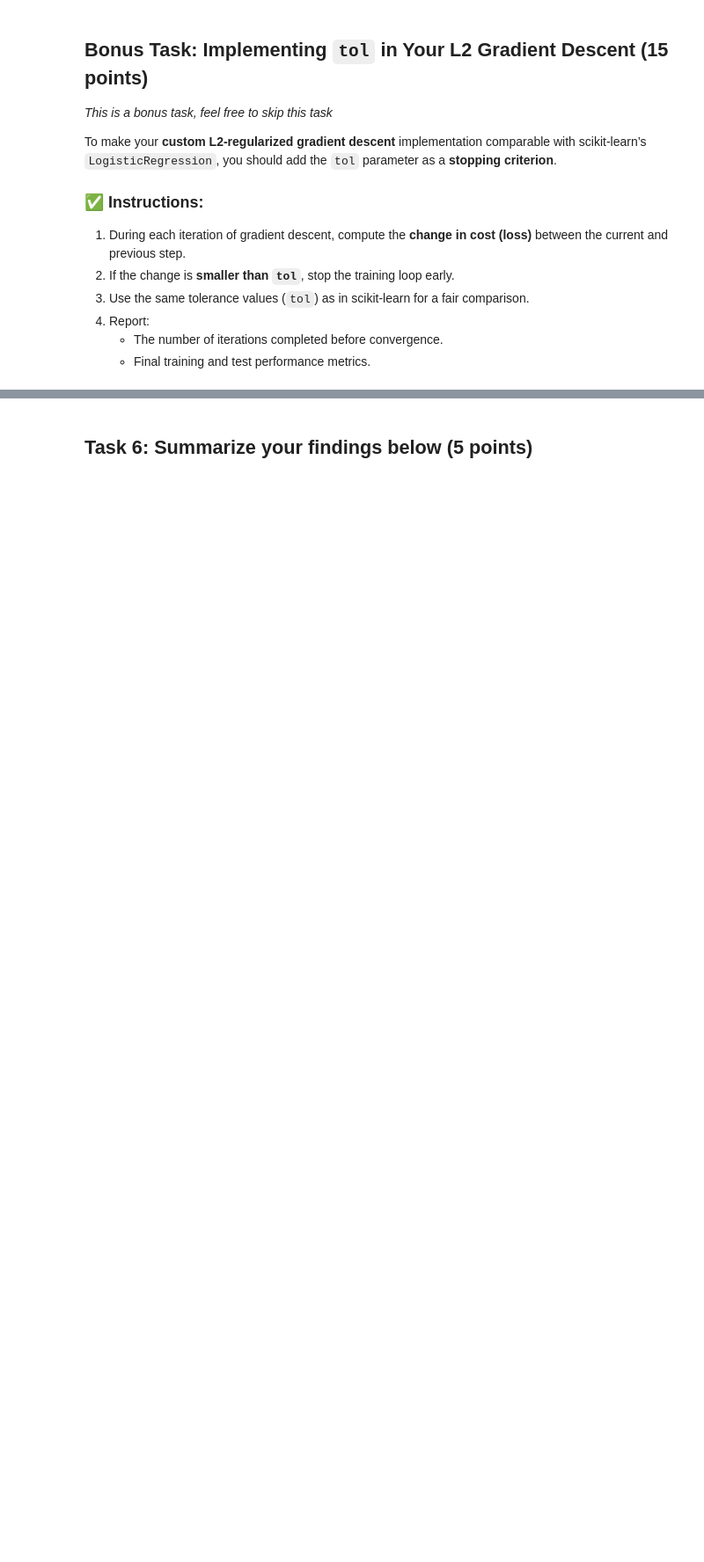
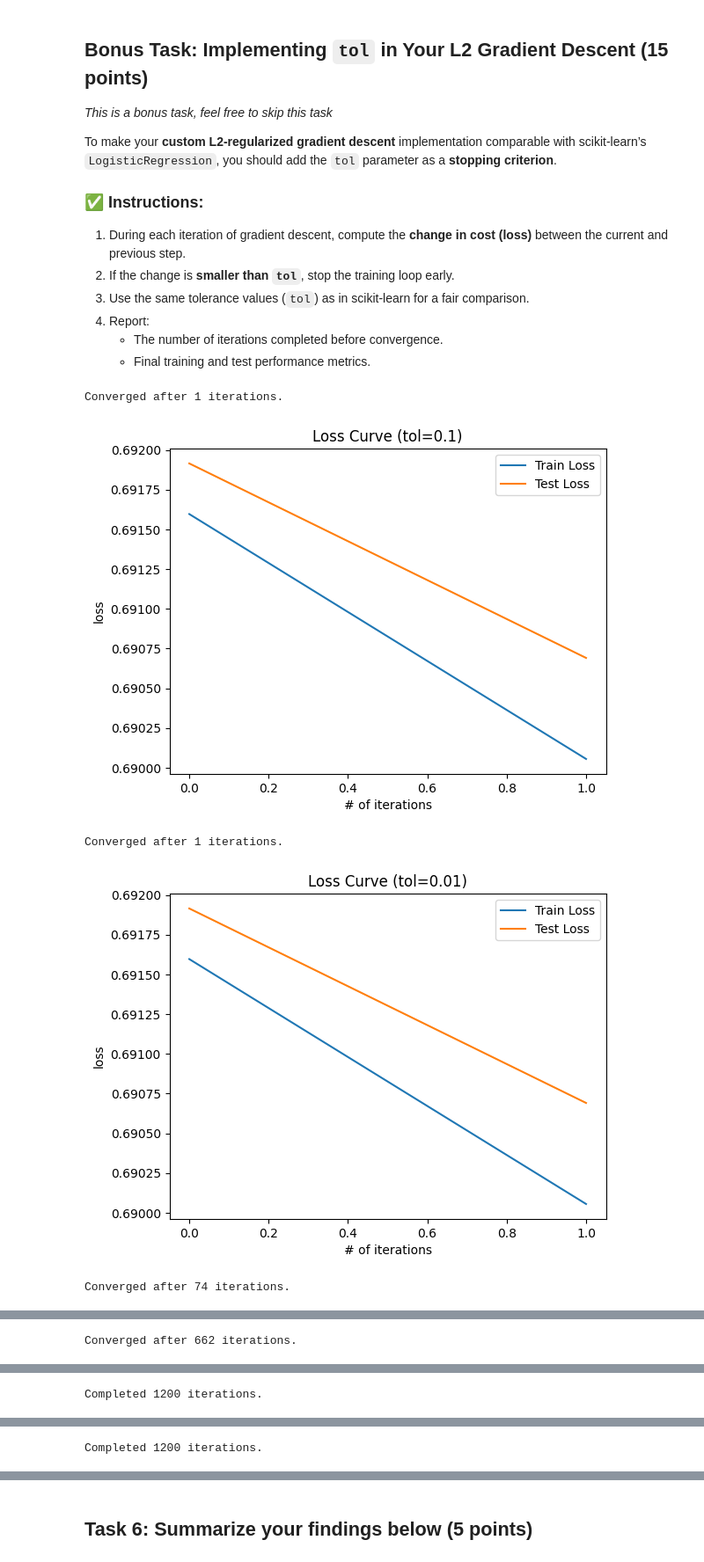
Before and after one commit to trumpetman9/stat362, a Jupyter notebook: instructor/hw1/HW1_binary.ipynb, the cells around one changed output, grey strips where cells are left out. Shown at 88% size. Drawn from its saved outputs; the diff is of its cells as text; code cells hidden in the pictures; blank space fills up the shorter version.

```diff
--- a/instructor/hw1/HW1_binary.ipynb
+++ b/instructor/hw1/HW1_binary.ipynb
@@ -666,8 +690,12 @@ for l in lambda_regs:
 # %%
 from sklearn.linear_model import LogisticRegression
 
-sk_model = LogisticRegression(penalty='l2', max_iter=1200)
+sk_model = LogisticRegression(penalty='l2', max_iter=1200, C=0.05)
 
-sk_model.fit(X_train_encoded, y=y_train)
+sk_model.fit(X_train_scaled, y=y_train)
 
-y_pred = sk_model.predict(X_test_encoded)
+y_pred = sk_model.predict(X_test_scaled)
+
+print("accuracy score of sklearn:", accuracy_score(y_test, y_pred))
+print("precision score of sklearn:", precision_score(y_test, y_pred))
+print("recall score of sklearn:", recall_score(y_test, y_pred))
@@ -726,0 +839,32 @@ To make your **custom L2-regularized gradient descent** implementation comparabl
+# %%
+tol_values = [1e-1, 1e-2, 1e-3, 1e-4, 1e-5, 1e-6, 1e-7, 1e-8]
+
+tol_df_2 = pd.DataFrame(columns=['tol_reg', 'accuracy', 'precision', 'recall', 'time_sec'])
+
+for tol in tol_values:
+    start = timeit.default_timer()
+    w, J_history, J_history_test = gradient_descent_logistic_ridge_tol(X_train_scaled, y_train, X_test_scaled, y_test, w_in, alpha=0.005, num_iters=1200, lambda_reg=0, tol=tol)
+    plot_loss(J_history, J_history_test, title=f'Loss Curve (tol={tol})')
+    elapsed = timeit.default_timer() - start
+    y_pred = predict(w, X_test_scaled)
+
+    acc = accuracy_score(y_test, y_pred)
+    prec = precision_score(y_test, y_pred)
+    rec = recall_score(y_test, y_pred)
+
+    tol_df_2 = pd.concat([
+        tol_df_2,
+        pd.DataFrame({
+            'tol_reg': [tol],
+            'accuracy': [acc],
+            'precision': [prec],
+            'recall': [rec],
+            'time_sec': [elapsed]
+        })
+    ], ignore_index=True)
+# %% [output]
+Converged after 1 iterations.
+[figure, added]
+Converged after 1 iterations.
+[figure, added]
+Converged after 74 iterations.
@@ -726,0 +872 @@ To make your **custom L2-regularized gradient descent** implementation comparabl
+Converged after 662 iterations.
@@ -726,0 +874 @@ To make your **custom L2-regularized gradient descent** implementation comparabl
+Completed 1200 iterations.
@@ -726,0 +876 @@ To make your **custom L2-regularized gradient descent** implementation comparabl
+Completed 1200 iterations.
```
Also changed, not shown: parts of 21 cells of this notebook, 2 other files.
